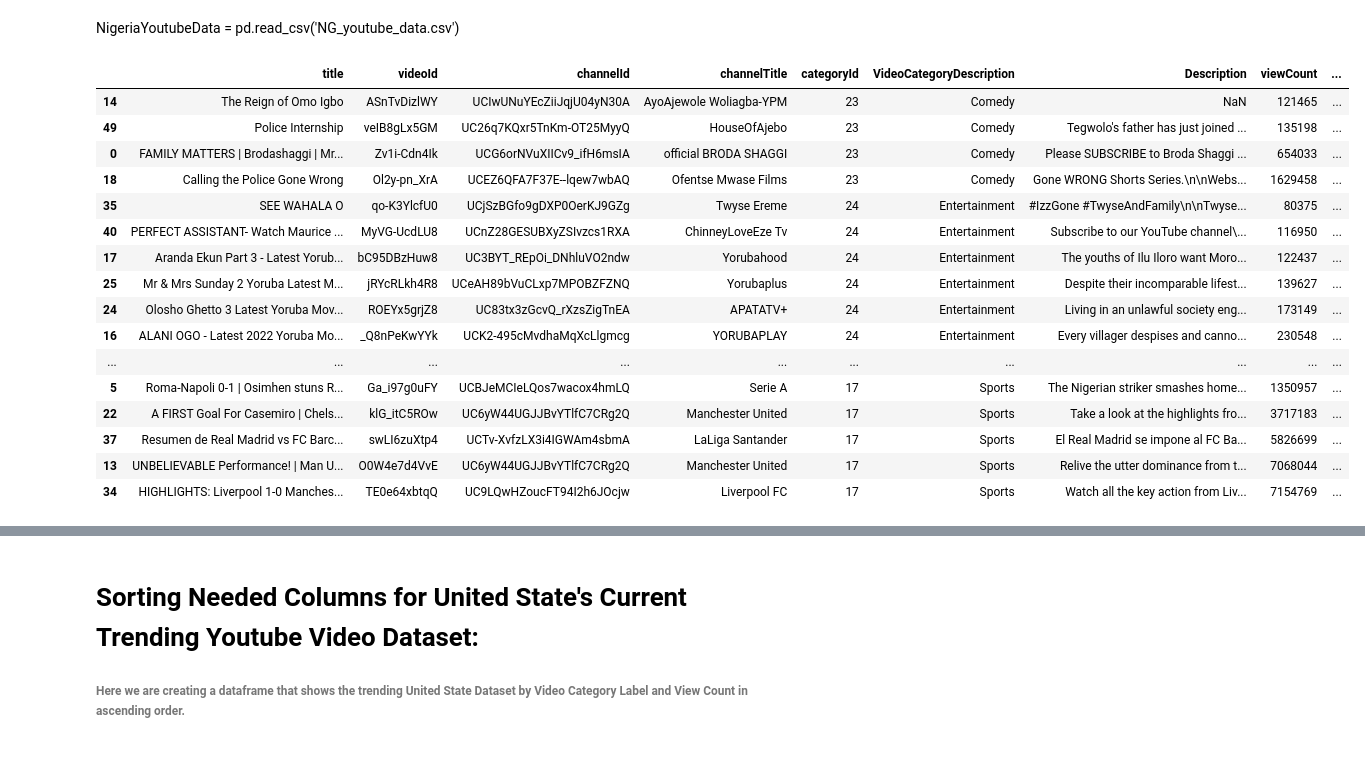
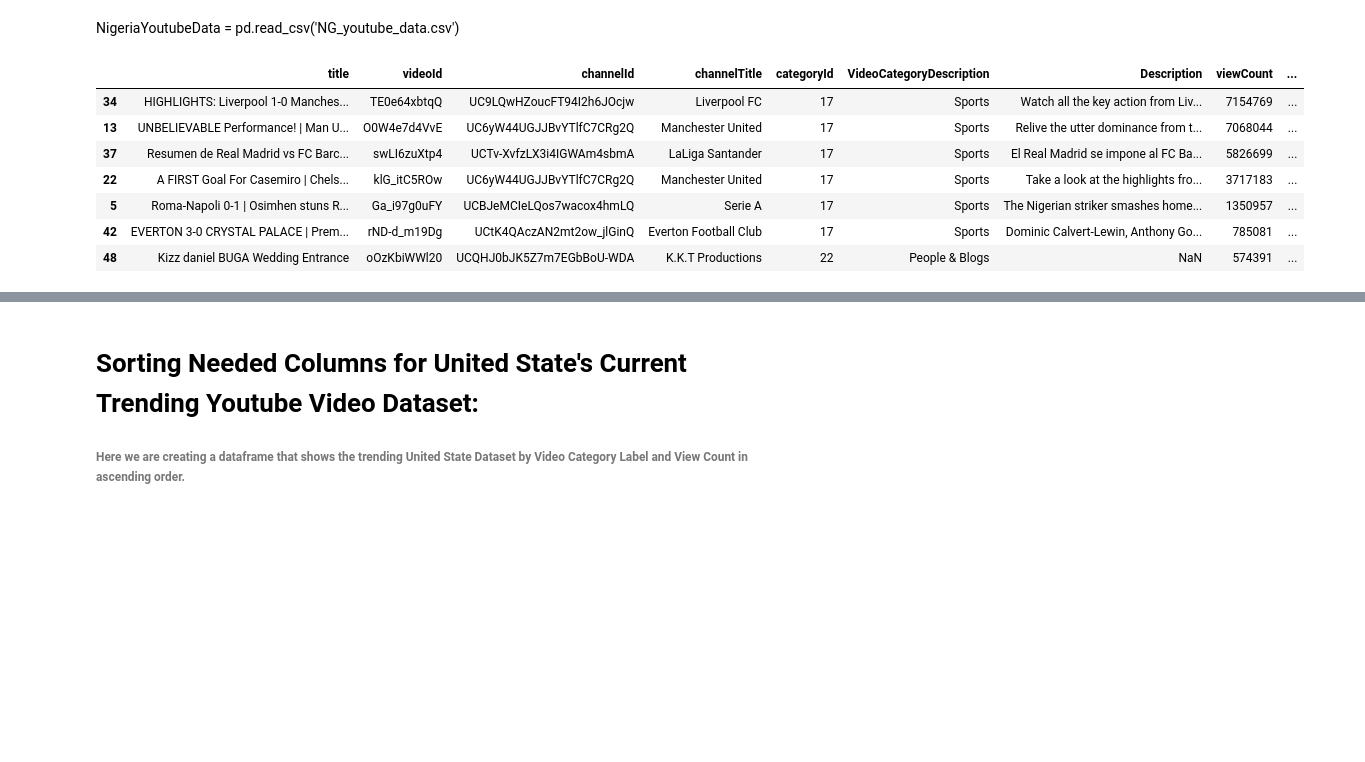
Before and after one commit to Kelvs95/DSM_CAPSTONE_PROJECT, a Jupyter notebook: Capstone_1.ipynb, the cells around one changed output, grey strips where cells are left out. Cells and saved outputs as stored; diff of their text form; code cells hidden in the pictures; blank space fills up the shorter version.

```diff
--- a/Capstone_1.ipynb
+++ b/Capstone_1.ipynb
@@ -70,23 +53,14 @@ USYoutubeData.tail()
 # %% [markdown]
 NigeriaYoutubeData = pd.read_csv('NG_youtube_data.csv')
 # %%
-df = NigeriaYoutubeData
-df.sort_values(by=['VideoCategoryDescription','viewCount', 'title', 'Description']).head(50)
+# Sorting Values for the Nigeria Youtube data
+Ng_data.sort_values(by=['VideoCategoryDescription','viewCount','likeCount', 'title', 'Description'], ascending=(False,False,False,False,False)).head(7)
 # %% [output]
 |  | title | videoId | channelId | channelTitle | categoryId | VideoCategoryDescription | Description | viewCount | ... |
-| 14 | The Reign of Omo Igbo | ASnTvDizlWY | UCIwUNuYEcZiiJqjU04yN30A | AyoAjewole Woliagba-YPM | 23 | Comedy | NaN | 121465 | ... |
-| 49 | Police Internship | veIB8gLx5GM | UC26q7KQxr5TnKm-OT25MyyQ | HouseOfAjebo | 23 | Comedy | Tegwolo's father has just joined ... | 135198 | ... |
-| 0 | FAMILY MATTERS | Brodashaggi | Mr... | Zv1i-Cdn4Ik | UCG6orNVuXIICv9_ifH6msIA | official BRODA SHAGGI | 23 | Comedy | Please SUBSCRIBE to Broda Shaggi ... | 654033 | ... |
-| 18 | Calling the Police Gone Wrong | Ol2y-pn_XrA | UCEZ6QFA7F37E--lqew7wbAQ | Ofentse Mwase Films | 23 | Comedy | Gone WRONG Shorts Series.\n\nWebs... | 1629458 | ... |
-| 35 | SEE WAHALA O | qo-K3YlcfU0 | UCjSzBGfo9gDXP0OerKJ9GZg | Twyse Ereme | 24 | Entertainment | #IzzGone #TwyseAndFamily\n\nTwyse... | 80375 | ... |
-| 40 | PERFECT ASSISTANT- Watch Maurice ... | MyVG-UcdLU8 | UCnZ28GESUBXyZSIvzcs1RXA | ChinneyLoveEze Tv | 24 | Entertainment | Subscribe to our YouTube channel\... | 116950 | ... |
-| 17 | Aranda Ekun Part 3 - Latest Yorub... | bC95DBzHuw8 | UC3BYT_REpOi_DNhluVO2ndw | Yorubahood | 24 | Entertainment | The youths of Ilu Iloro want Moro... | 122437 | ... |
-| 25 | Mr & Mrs Sunday 2 Yoruba Latest M... | jRYcRLkh4R8 | UCeAH89bVuCLxp7MPOBZFZNQ | Yorubaplus | 24 | Entertainment | Despite their incomparable lifest... | 139627 | ... |
-| 24 | Olosho Ghetto 3 Latest Yoruba Mov... | ROEYx5grjZ8 | UC83tx3zGcvQ_rXzsZigTnEA | APATATV+ | 24 | Entertainment | Living in an unlawful society eng... | 173149 | ... |
-| 16 | ALANI OGO - Latest 2022 Yoruba Mo... | _Q8nPeKwYYk | UCK2-495cMvdhaMqXcLlgmcg | YORUBAPLAY | 24 | Entertainment | Every villager despises and canno... | 230548 | ... |
-| ... | ... | ... | ... | ... | ... | ... | ... | ... | ... |
+| 34 | HIGHLIGHTS: Liverpool 1-0 Manches... | TE0e64xbtqQ | UC9LQwHZoucFT94I2h6JOcjw | Liverpool FC | 17 | Sports | Watch all the key action from Liv... | 7154769 | ... |
+| 13 | UNBELIEVABLE Performance! | Man U... | O0W4e7d4VvE | UC6yW44UGJJBvYTlfC7CRg2Q | Manchester United | 17 | Sports | Relive the utter dominance from t... | 7068044 | ... |
+| 37 | Resumen de Real Madrid vs FC Barc... | swLI6zuXtp4 | UCTv-XvfzLX3i4IGWAm4sbmA | LaLiga Santander | 17 | Sports | El Real Madrid se impone al FC Ba... | 5826699 | ... |
+| 22 | A FIRST Goal For Casemiro | Chels... | klG_itC5ROw | UC6yW44UGJJBvYTlfC7CRg2Q | Manchester United | 17 | Sports | Take a look at the highlights fro... | 3717183 | ... |
 | 5 | Roma-Napoli 0-1 | Osimhen stuns R... | Ga_i97g0uFY | UCBJeMCIeLQos7wacox4hmLQ | Serie A | 17 | Sports | The Nigerian striker smashes home... | 1350957 | ... |
-| 22 | A FIRST Goal For Casemiro | Chels... | klG_itC5ROw | UC6yW44UGJJBvYTlfC7CRg2Q | Manchester United | 17 | Sports | Take a look at the highlights fro... | 3717183 | ... |
-| 37 | Resumen de Real Madrid vs FC Barc... | swLI6zuXtp4 | UCTv-XvfzLX3i4IGWAm4sbmA | LaLiga Santander | 17 | Sports | El Real Madrid se impone al FC Ba... | 5826699 | ... |
-| 13 | UNBELIEVABLE Performance! | Man U... | O0W4e7d4VvE | UC6yW44UGJJBvYTlfC7CRg2Q | Manchester United | 17 | Sports | Relive the utter dominance from t... | 7068044 | ... |
-| 34 | HIGHLIGHTS: Liverpool 1-0 Manches... | TE0e64xbtqQ | UC9LQwHZoucFT94I2h6JOcjw | Liverpool FC | 17 | Sports | Watch all the key action from Liv... | 7154769 | ... |
+| 42 | EVERTON 3-0 CRYSTAL PALACE | Prem... | rND-d_m19Dg | UCtK4QAczAN2mt2ow_jlGinQ | Everton Football Club | 17 | Sports | Dominic Calvert-Lewin, Anthony Go... | 785081 | ... |
+| 48 | Kizz daniel BUGA Wedding Entrance | oOzKbiWWl20 | UCQHJ0bJK5Z7m7EGbBoU-WDA | K.K.T Productions | 22 | People & Blogs | NaN | 574391 | ... |
```
Also changed, not shown: parts of 8 cells of this notebook.
